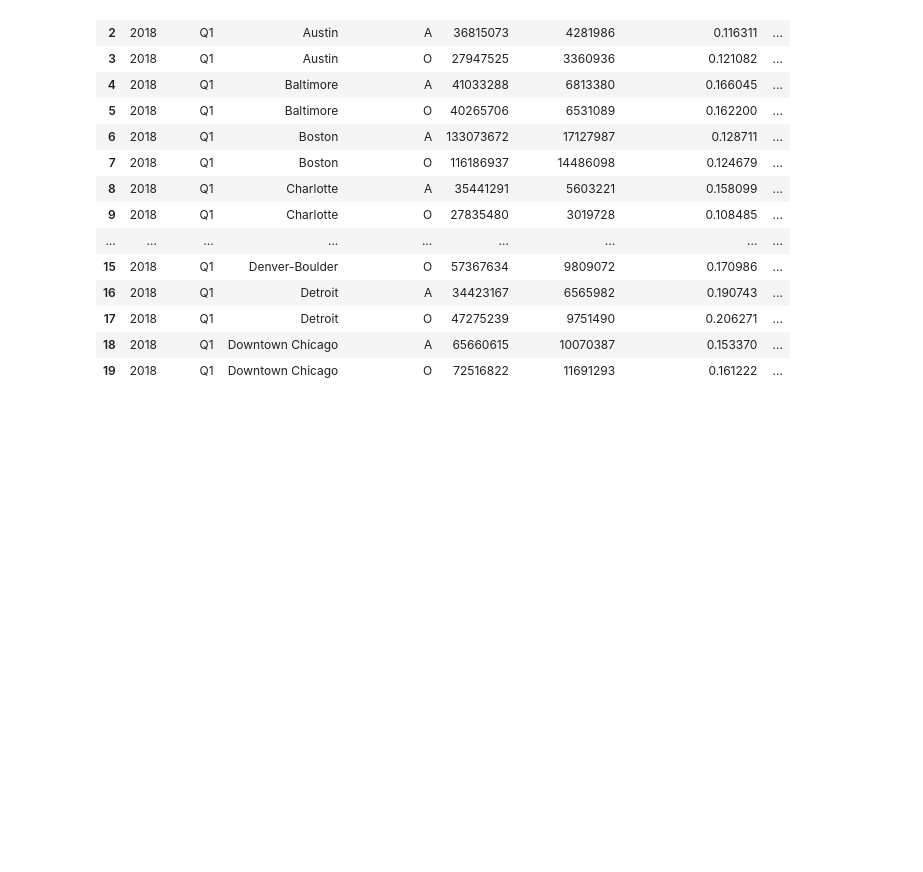
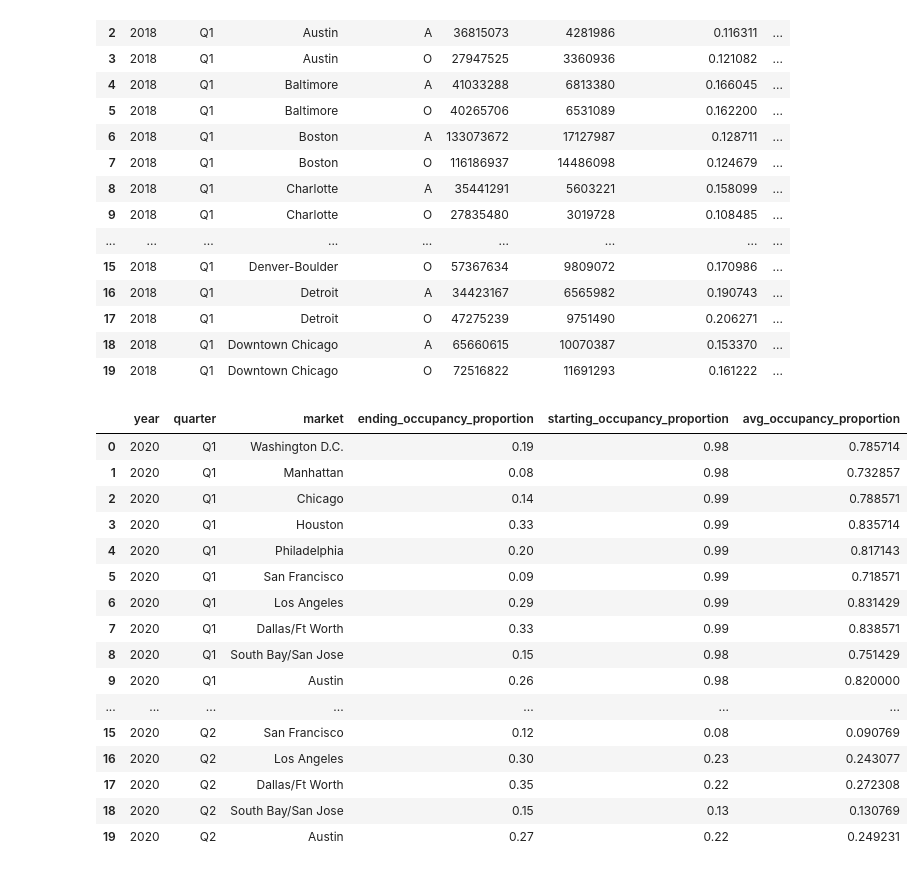
Before and after one commit to cph-datascience/ASA-DataFest-2025, a Jupyter notebook: code/leases-analysis.ipynb, the cells around one changed output. Drawn from its saved outputs; the diff is of its cells as text; code cells hidden in the pictures; blank space fills up the shorter version.

```diff
--- a/code/leases-analysis.ipynb
+++ b/code/leases-analysis.ipynb
@@ -226,3 +226,24 @@ prices_nona_df.head(20)
 | 17 | 2018 | Q1 | Detroit | O | 47275239 | 9751490 | 0.206271 | ... |
 | 18 | 2018 | Q1 | Downtown Chicago | A | 65660615 | 10070387 | 0.153370 | ... |
 | 19 | 2018 | Q1 | Downtown Chicago | O | 72516822 | 11691293 | 0.161222 | ... |
+# %%
+major_market_df = pd.read_csv('../real-estate-data/major-market-occupancy.csv')
+major_market_df.head(20)
+# %% [output]
+|  | year | quarter | market | ending_occupancy_proportion | starting_occupancy_proportion | avg_occupancy_proportion |
+| 0 | 2020 | Q1 | Washington D.C. | 0.19 | 0.98 | 0.785714 |
+| 1 | 2020 | Q1 | Manhattan | 0.08 | 0.98 | 0.732857 |
+| 2 | 2020 | Q1 | Chicago | 0.14 | 0.99 | 0.788571 |
+| 3 | 2020 | Q1 | Houston | 0.33 | 0.99 | 0.835714 |
+| 4 | 2020 | Q1 | Philadelphia | 0.20 | 0.99 | 0.817143 |
+| 5 | 2020 | Q1 | San Francisco | 0.09 | 0.99 | 0.718571 |
+| 6 | 2020 | Q1 | Los Angeles | 0.29 | 0.99 | 0.831429 |
+| 7 | 2020 | Q1 | Dallas/Ft Worth | 0.33 | 0.99 | 0.838571 |
+| 8 | 2020 | Q1 | South Bay/San Jose | 0.15 | 0.98 | 0.751429 |
+| 9 | 2020 | Q1 | Austin | 0.26 | 0.98 | 0.820000 |
+| ... | ... | ... | ... | ... | ... | ... |
+| 15 | 2020 | Q2 | San Francisco | 0.12 | 0.08 | 0.090769 |
+| 16 | 2020 | Q2 | Los Angeles | 0.30 | 0.23 | 0.243077 |
+| 17 | 2020 | Q2 | Dallas/Ft Worth | 0.35 | 0.22 | 0.272308 |
+| 18 | 2020 | Q2 | South Bay/San Jose | 0.15 | 0.13 | 0.130769 |
+| 19 | 2020 | Q2 | Austin | 0.27 | 0.22 | 0.249231 |
```
Also changed, not shown: parts of 11 cells of this notebook, 1 other file.
